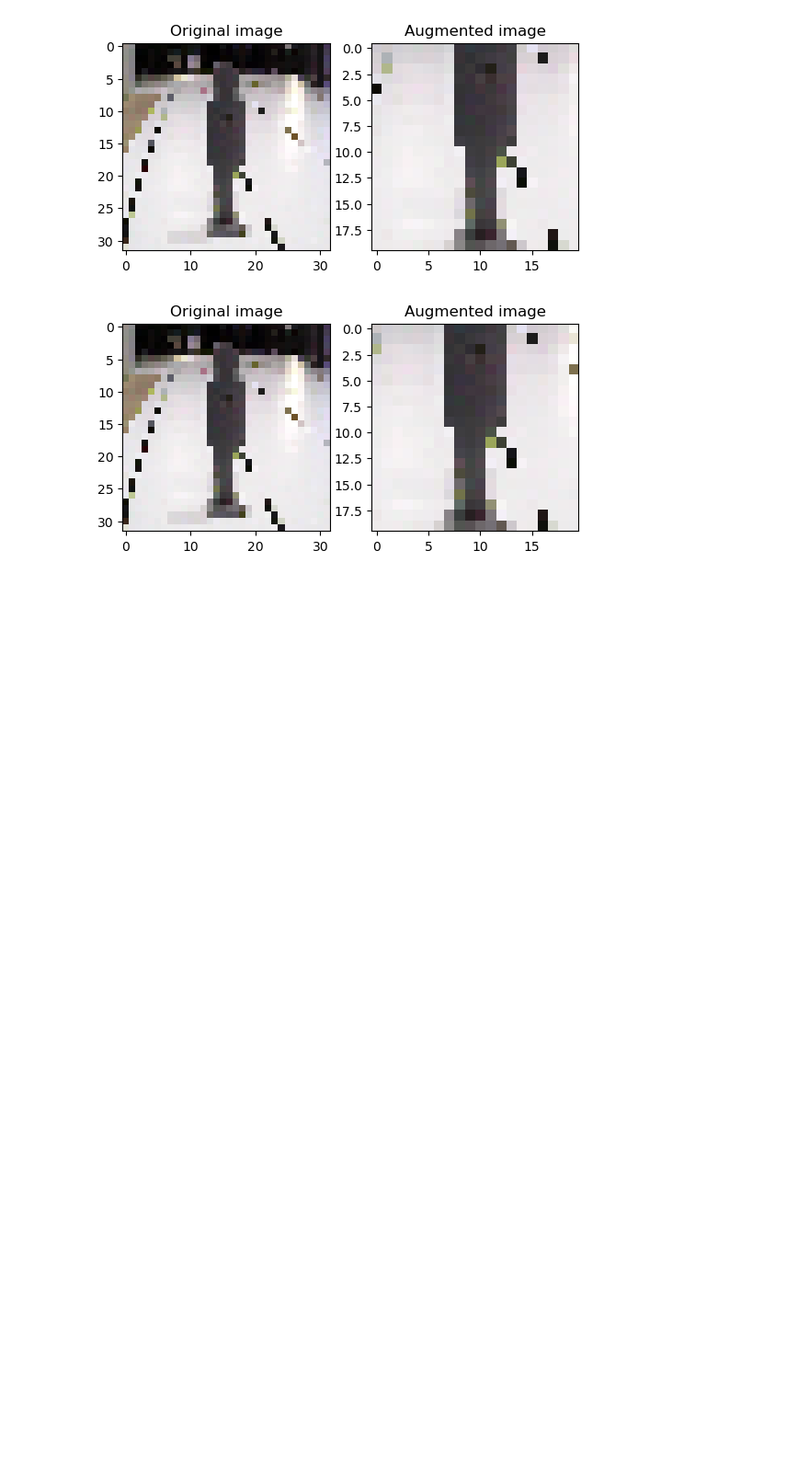
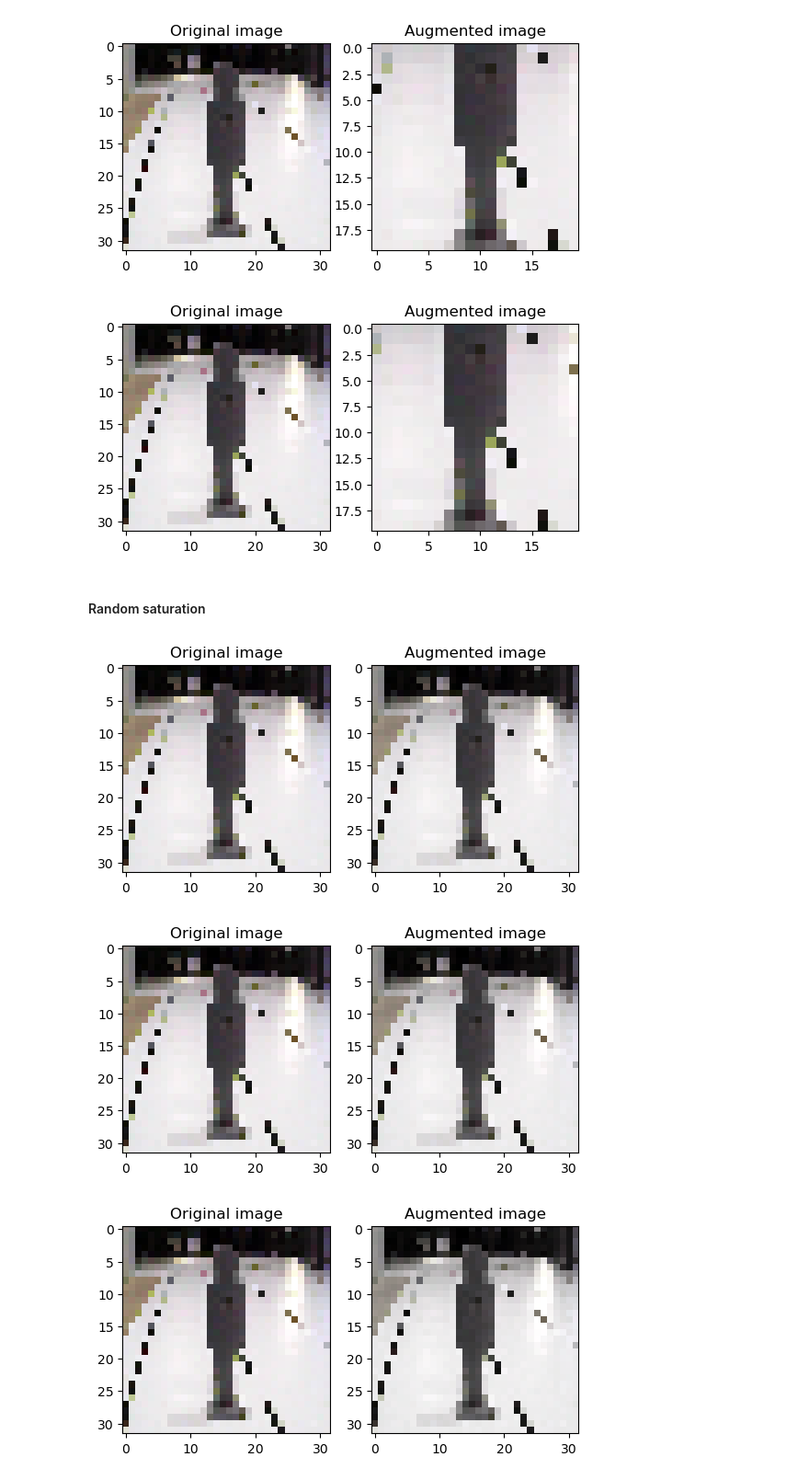
Before and after one commit to harryd337/Autonomous_PiCar, a Jupyter notebook: augment.ipynb, the cells around one changed output. Shown at 92% size. Drawn from its saved outputs; the diff is of its cells as text; code cells hidden in the pictures; blank space fills up the shorter version.

```diff
--- a/augment.ipynb
+++ b/augment.ipynb
@@ -154,3 +151,15 @@ for i in range(3):
 [figure]
 [figure]
 [figure]
+# %% [markdown]
+#### Random saturation
+# %%
+for i in range(3):
+  seed = random.randrange(100),(random.randrange(100))  # tuple of size (2,)
+  stateless_random_contrast = tf.image.stateless_random_saturation(
+      original_image, lower=0.3, upper=0.7, seed=seed)
+  visualize(original_image, stateless_random_contrast)
+# %% [output]
+[figure, added]
+[figure, added]
+[figure, added]
```
Also changed, not shown: parts of 4 cells of this notebook, 1 other file.
